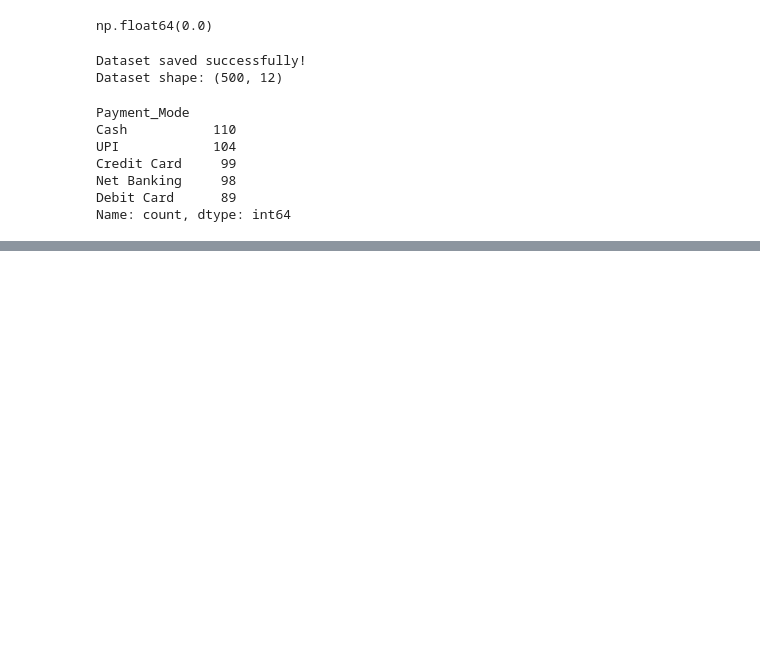
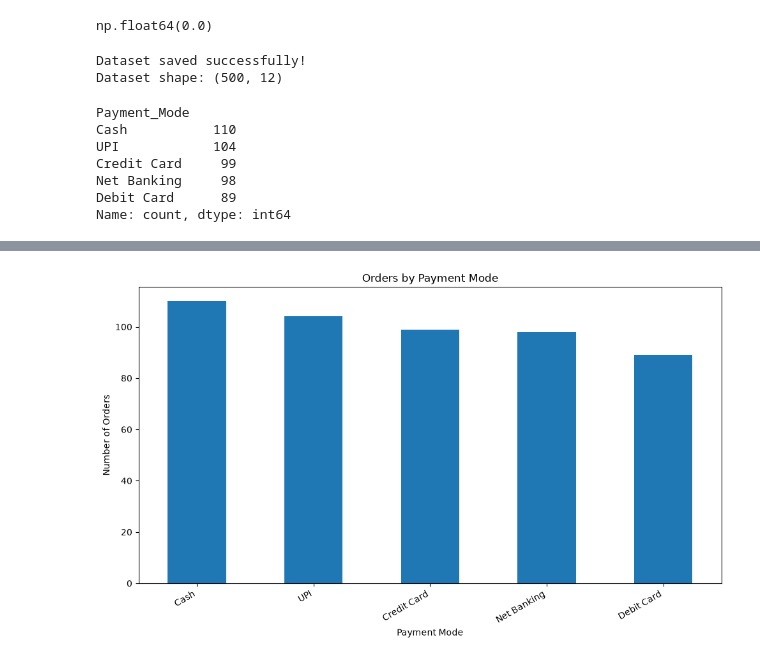
Before and after one commit to Aditya9561/Sales-Data-Analysis, a Jupyter notebook: notebooks/01_sales_data_analysis.ipynb, the cells around one changed output, grey strips where cells are left out. Saved outputs shown, nothing was run; the diff lists cells and outputs as text; code cells hidden in the pictures; blank space fills up the shorter version.

```diff
--- a/notebooks/01_sales_data_analysis.ipynb
+++ b/notebooks/01_sales_data_analysis.ipynb
@@ -938,0 +1003,21 @@ Name: count, dtype: int64
+# %%
+# Count orders for each payment mode
+payment_counts = df['Payment_Mode'].value_counts()
+
+# Create the bar chart
+plt.figure(figsize=(10, 6))
+payment_counts.plot(kind='bar')
+
+plt.title('Orders by Payment Mode')
+plt.xlabel('Payment Mode')
+plt.ylabel('Number of Orders')
+plt.xticks(rotation=30, ha='right')
+plt.tight_layout()
+
+# Save the chart
+plt.savefig('../Dashboard/payment_mode_distribution.png',
+            dpi=300, bbox_inches='tight')
+
+plt.show()
+# %% [output]
+[figure, added]
```
Also changed, not shown: parts of 3 cells of this notebook, 4 other files.
